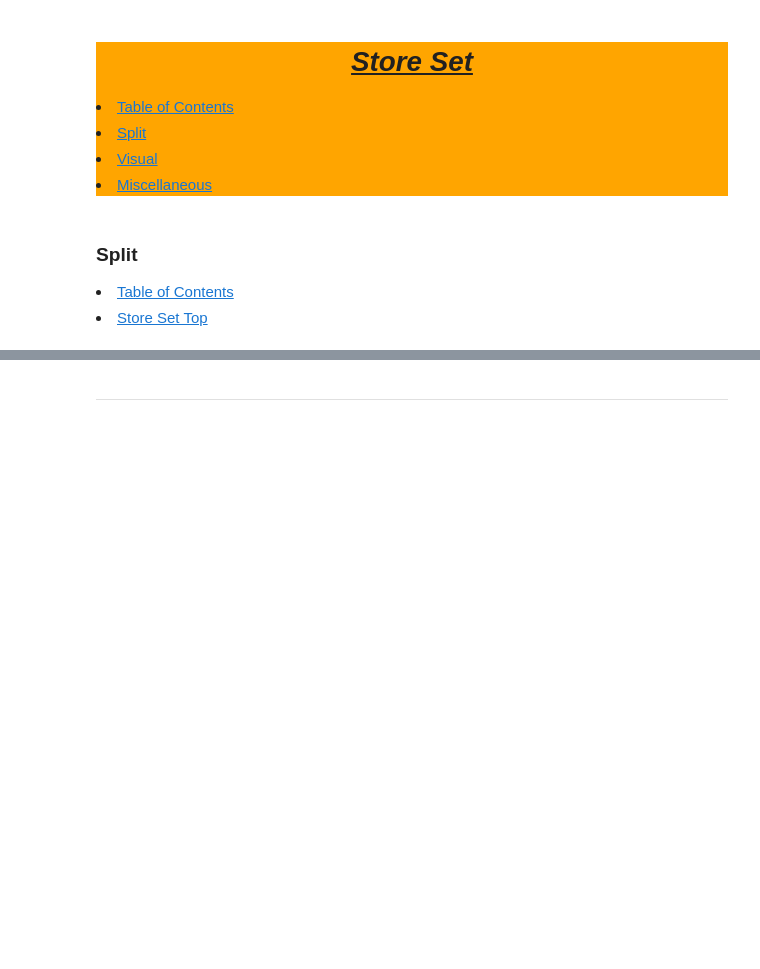
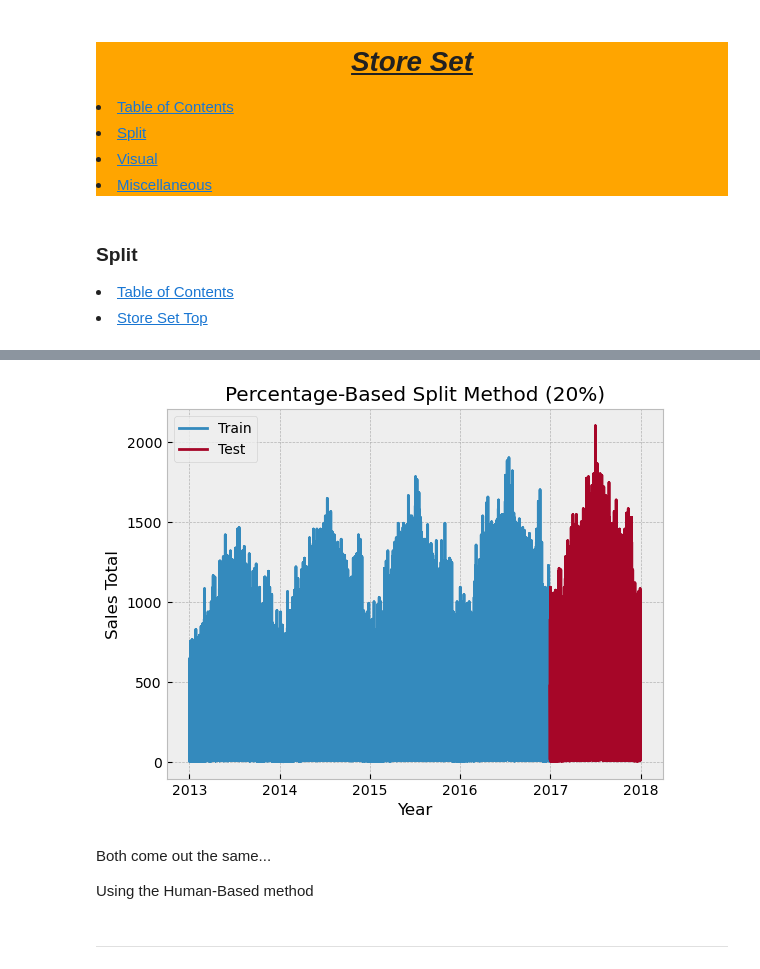
Before and after one commit to Jared-Wood135/time-series-exercises, a Jupyter notebook: explore.ipynb, the cells around one changed output, grey strips where cells are left out. Drawn from its saved outputs; the diff is of its cells as text; code cells hidden in the pictures; blank space fills up the shorter version.

```diff
--- a/explore.ipynb
+++ b/explore.ipynb
@@ -54,0 +77,22 @@ store_train_reduced.shape
+# %%
+# Split the store dataframe via Percentage-Based
+train_size = 0.8
+n = store.shape[0]
+test_start_index = round(train_size * n)
+
+train_pct = store.sort_index()[:test_start_index]
+test_pct = store.sort_index()[test_start_index:]
+
+plt.plot(train_pct.index, train_pct.sales_total, label='Train')
+plt.plot(test_pct.index, test_pct.sales_total, label='Test')
+plt.title('Percentage-Based Split Method (20%)')
+plt.xlabel('Year')
+plt.ylabel('Sales Total')
+plt.legend()
+plt.show()
+# %% [output]
+[figure, added]
+# %% [markdown]
+Both come out the same...
+
+Using the Human-Based method
```
Also changed, not shown: parts of 24 cells of this notebook.
